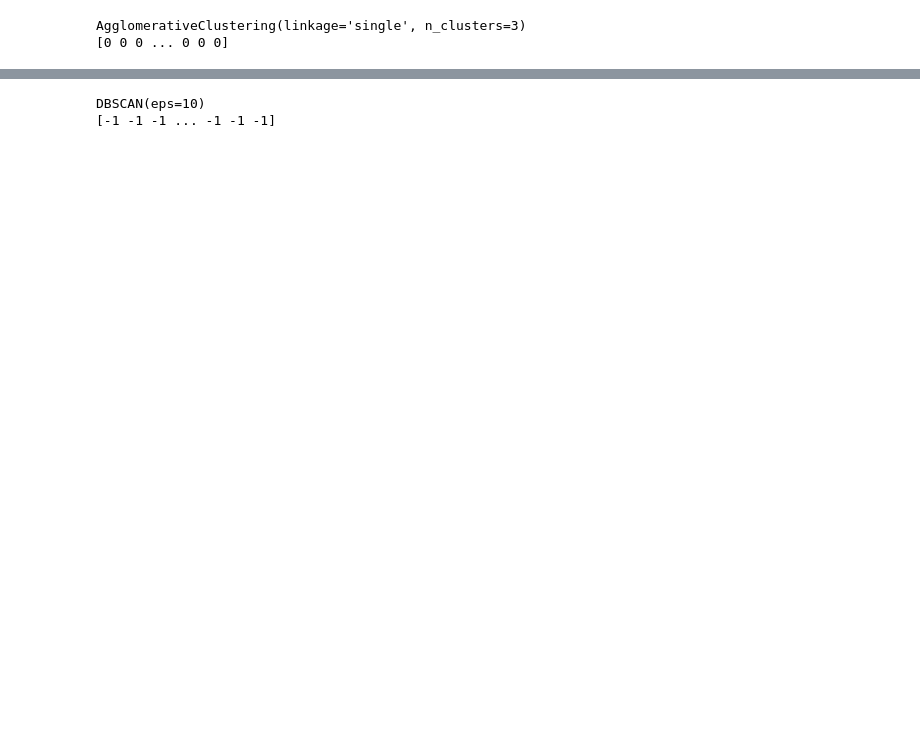
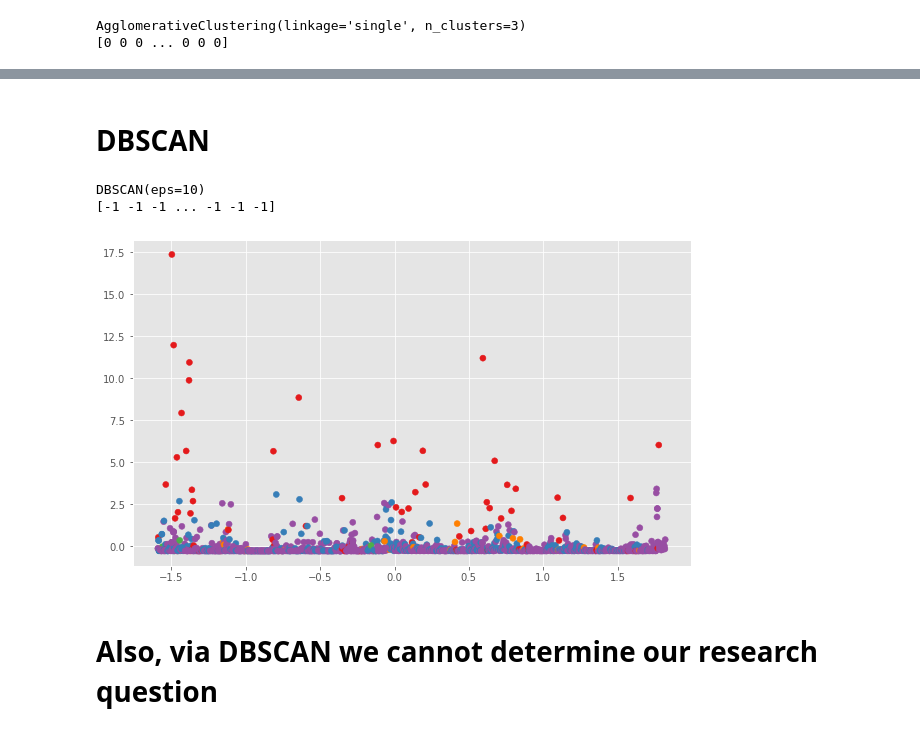
Before and after one commit to yanivlav/AmazonBestSellerPrediction, a Jupyter notebook: UnSupervisedLearning.ipynb, the cells around one changed output, grey strips where cells are left out. Cells and saved outputs as stored; diff of their text form; code cells hidden in the pictures; blank space fills up the shorter version.

```diff
--- a/UnSupervisedLearning.ipynb
+++ b/UnSupervisedLearning.ipynb
@@ -283,3 +318,5 @@ DBSCAN
+# %% [markdown]
+# DBSCAN
 # %%
 def perform_density_based_clustering(dataset, epsilon_val, minimum_samples_val):
     model = DBSCAN(eps = epsilon_val, min_samples = minimum_samples_val)
@@ -295,3 +332,13 @@ print(predicted_vals)
 # %% [output]
 DBSCAN(eps=10)
 [-1 -1 -1 ... -1 -1 -1]
+# %%
+db_model = DBSCAN(eps = 1.5, min_samples=5)
+db_model.fit(dfScaled)
+y_pred = db_model.fit_predict(dfScaled)
+
+plt.scatter(dfScaled[:, 0], dfScaled[:, 1], c=y_pred,  marker="o", cmap=cmap);
+# %% [output]
+[figure, added]
+# %% [markdown]
+# Also, via DBSCAN we cannot determine our research question
```
Also changed, not shown: parts of 32 cells of this notebook, 2 other files.
